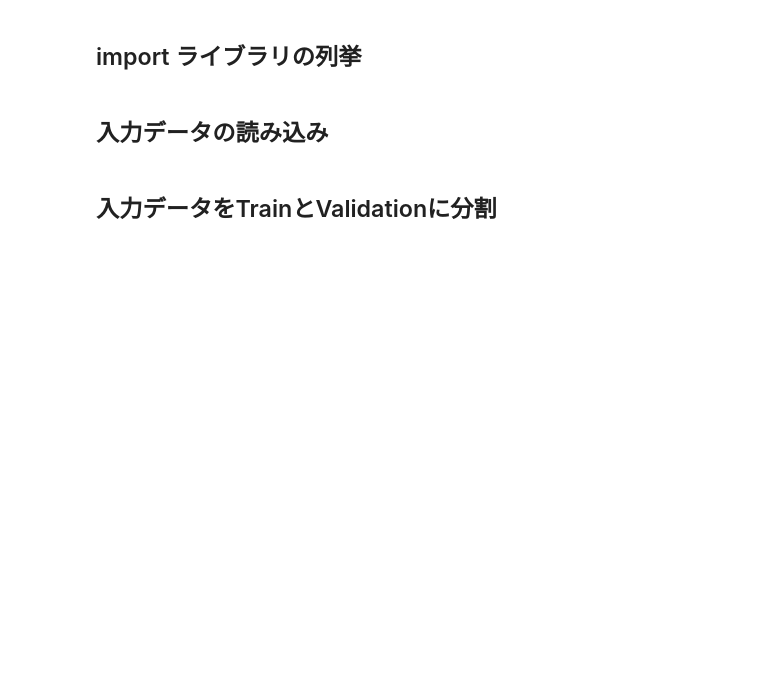
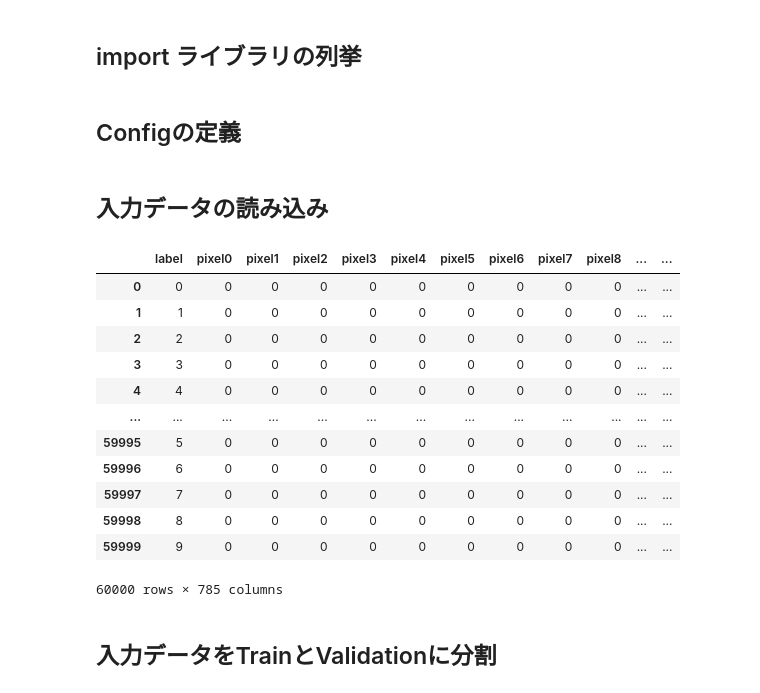
Before and after one commit to OgOg-0128/KannadaMNIST, a Jupyter notebook: kannada-mnist.ipynb, the cells around one changed output. Saved outputs shown, nothing was run; the diff lists cells and outputs as text; code cells hidden in the pictures; blank space fills up the shorter version.

Commit message:
Kaggle Notebook | Kannada-MNIST | Version 3

```diff
--- a/kannada-mnist.ipynb
+++ b/kannada-mnist.ipynb
@@ -5,4 +12,39 @@
+# %% [markdown]
+## Configの定義
+# %%
+class Config:
+    trainData_path = '/kaggle/input/Kannada-MNIST/train.csv'
+    testData_path = '/kaggle/input/Kannada-MNIST/test.csv'
+    fold_size = 3
+    fold = 0
+    random_seed = 42
+    input_size = 784
+    class_num = 10
+
+    learning_rate = 1.0e-3
+    batch_size = 32
+# %%
+cfg = Config()
+device = 'cuda' if torch.cuda.is_available() else 'cpu'
 # %% [markdown]
 ## 入力データの読み込み
+# %%
+data = pd.read_csv(cfg.trainData_path)
+# %%
+data
+# %% [output]
+|  | label | pixel0 | pixel1 | pixel2 | pixel3 | pixel4 | pixel5 | pixel6 | pixel7 | pixel8 | ... | ... |
+| 0 | 0 | 0 | 0 | 0 | 0 | 0 | 0 | 0 | 0 | 0 | ... | ... |
+| 1 | 1 | 0 | 0 | 0 | 0 | 0 | 0 | 0 | 0 | 0 | ... | ... |
+| 2 | 2 | 0 | 0 | 0 | 0 | 0 | 0 | 0 | 0 | 0 | ... | ... |
+| 3 | 3 | 0 | 0 | 0 | 0 | 0 | 0 | 0 | 0 | 0 | ... | ... |
+| 4 | 4 | 0 | 0 | 0 | 0 | 0 | 0 | 0 | 0 | 0 | ... | ... |
+| ... | ... | ... | ... | ... | ... | ... | ... | ... | ... | ... | ... | ... |
+| 59995 | 5 | 0 | 0 | 0 | 0 | 0 | 0 | 0 | 0 | 0 | ... | ... |
+| 59996 | 6 | 0 | 0 | 0 | 0 | 0 | 0 | 0 | 0 | 0 | ... | ... |
+| 59997 | 7 | 0 | 0 | 0 | 0 | 0 | 0 | 0 | 0 | 0 | ... | ... |
+| 59998 | 8 | 0 | 0 | 0 | 0 | 0 | 0 | 0 | 0 | 0 | ... | ... |
+| 59999 | 9 | 0 | 0 | 0 | 0 | 0 | 0 | 0 | 0 | 0 | ... | ... |
+60000 rows × 785 columns
 # %% [markdown]
 ## 入力データをTrainとValidationに分割
```
Also changed, not shown: parts of 9 cells of this notebook.
